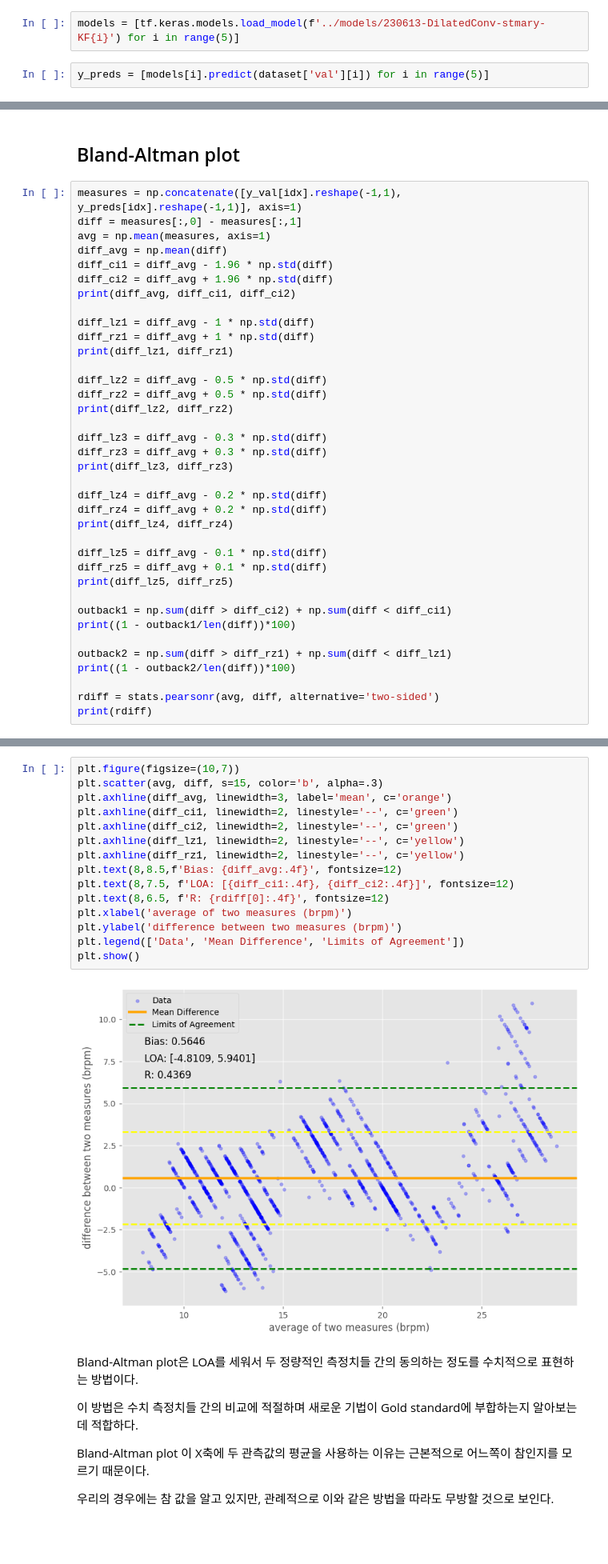
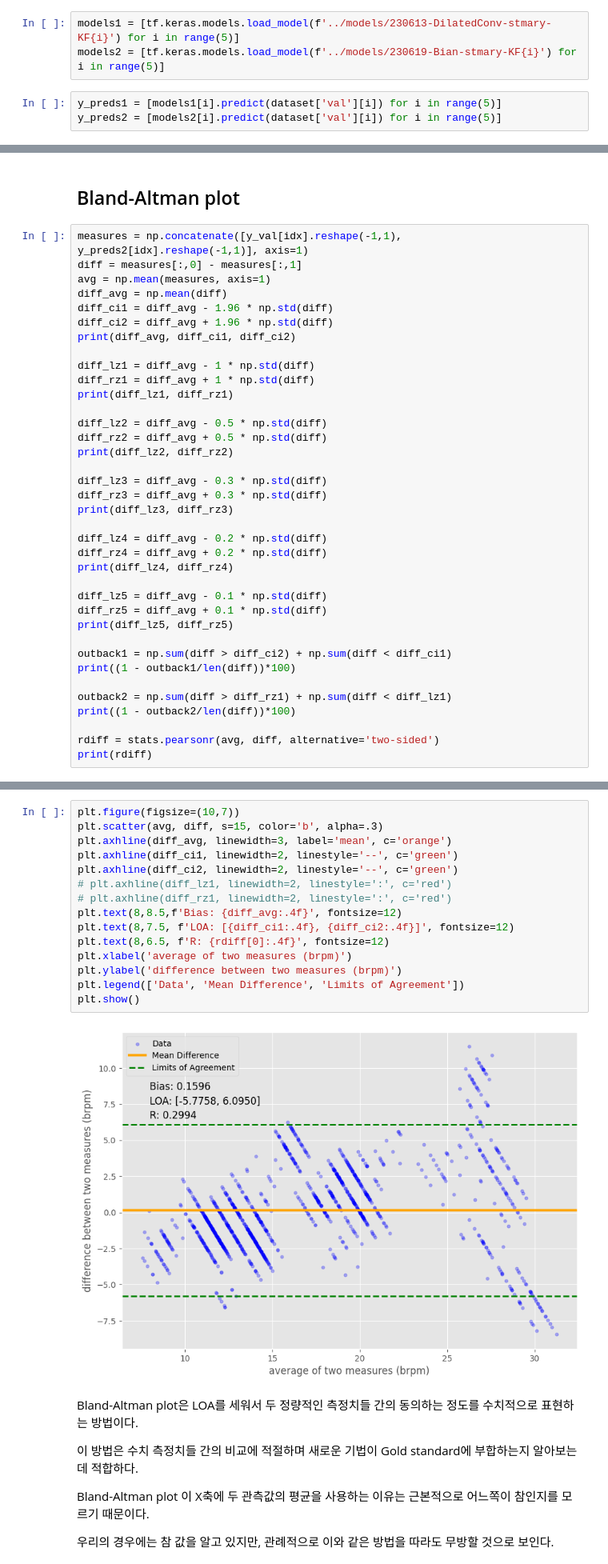
Before and after one commit to Noritheyellow/Project-RRpo-2ndStudy, a Jupyter notebook: src/60_results.ipynb, the cells around one changed output, grey strips where cells are left out. Shown at 80% size. Saved outputs shown, nothing was run; the diff lists cells and outputs as text; blank space fills up the shorter version.

Commit message:
modeling: experiment

```diff
--- a/src/60_results.ipynb
+++ b/src/60_results.ipynb
@@ -225,7 +227,9 @@ X_val[1].shape, y_val[1].shape
 # %% [output]
 ((1294, 1800), (1294,))
 # %%
-models = [tf.keras.models.load_model(f'../models/230613-DilatedConv-stmary-KF{i}') for i in range(5)]
+models1 = [tf.keras.models.load_model(f'../models/230613-DilatedConv-stmary-KF{i}') for i in range(5)]
+models2 = [tf.keras.models.load_model(f'../models/230619-Bian-stmary-KF{i}') for i in range(5)]
 # %%
-y_preds = [models[i].predict(dataset['val'][i]) for i in range(5)]
+y_preds1 = [models1[i].predict(dataset['val'][i]) for i in range(5)]
+y_preds2 = [models2[i].predict(dataset['val'][i]) for i in range(5)]
 # %% [output]
@@ -326,7 +339,7 @@ Error Histogram을 그려서 실제 호흡수와 예측 호흡수의 분산 정
 # %% [markdown]
 ## Bland-Altman plot
 # %%
-measures = np.concatenate([y_val[idx].reshape(-1,1), y_preds[idx].reshape(-1,1)], axis=1)
+measures = np.concatenate([y_val[idx].reshape(-1,1), y_preds2[idx].reshape(-1,1)], axis=1)
 diff = measures[:,0] - measures[:,1]
 avg = np.mean(measures, axis=1)
 diff_avg = np.mean(diff)
@@ -375,20 +388,20 @@ PearsonRResult(statistic=0.4369038412872909, pvalue=6.337965763313157e-63)
 # %%
 plt.figure(figsize=(10,7))
 plt.scatter(avg, diff, s=15, color='b', alpha=.3)
 plt.axhline(diff_avg, linewidth=3, label='mean', c='orange')
 plt.axhline(diff_ci1, linewidth=2, linestyle='--', c='green')
 plt.axhline(diff_ci2, linewidth=2, linestyle='--', c='green')
-plt.axhline(diff_lz1, linewidth=2, linestyle='--', c='yellow')
-plt.axhline(diff_rz1, linewidth=2, linestyle='--', c='yellow')
+# plt.axhline(diff_lz1, linewidth=2, linestyle=':', c='red')
+# plt.axhline(diff_rz1, linewidth=2, linestyle=':', c='red')
 plt.text(8,8.5,f'Bias: {diff_avg:.4f}', fontsize=12)
 plt.text(8,7.5, f'LOA: [{diff_ci1:.4f}, {diff_ci2:.4f}]', fontsize=12)
 plt.text(8,6.5, f'R: {rdiff[0]:.4f}', fontsize=12)
 plt.xlabel('average of two measures (brpm)')
 plt.ylabel('difference between two measures (brpm)')
 plt.legend(['Data', 'Mean Difference', 'Limits of Agreement'])
 plt.show()
 # %% [output]
-[figure, old version]
+[figure, new version]
 # %% [markdown]
 Bland-Altman plot은 LOA를 세워서 두 정량적인 측정치들 간의 동의하는 정도를 수치적으로 표현하는 방법이다.
 
```
Also changed, not shown: parts of 34 cells of this notebook, 2 other files.
